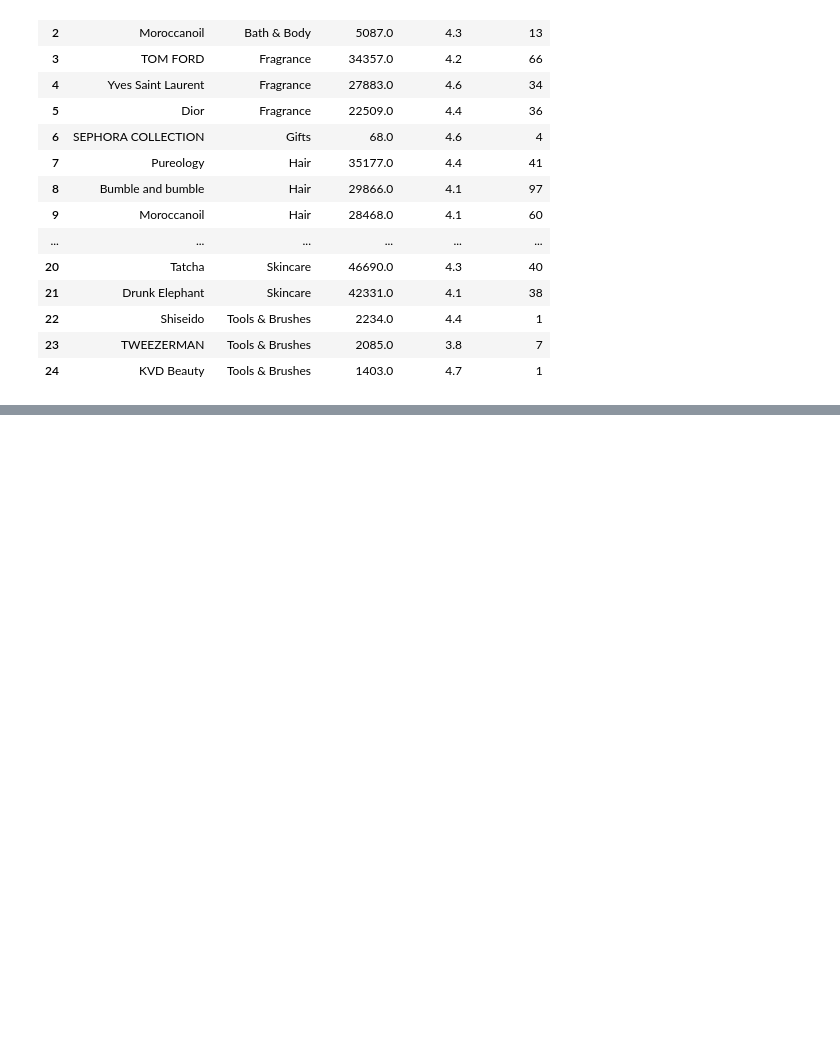
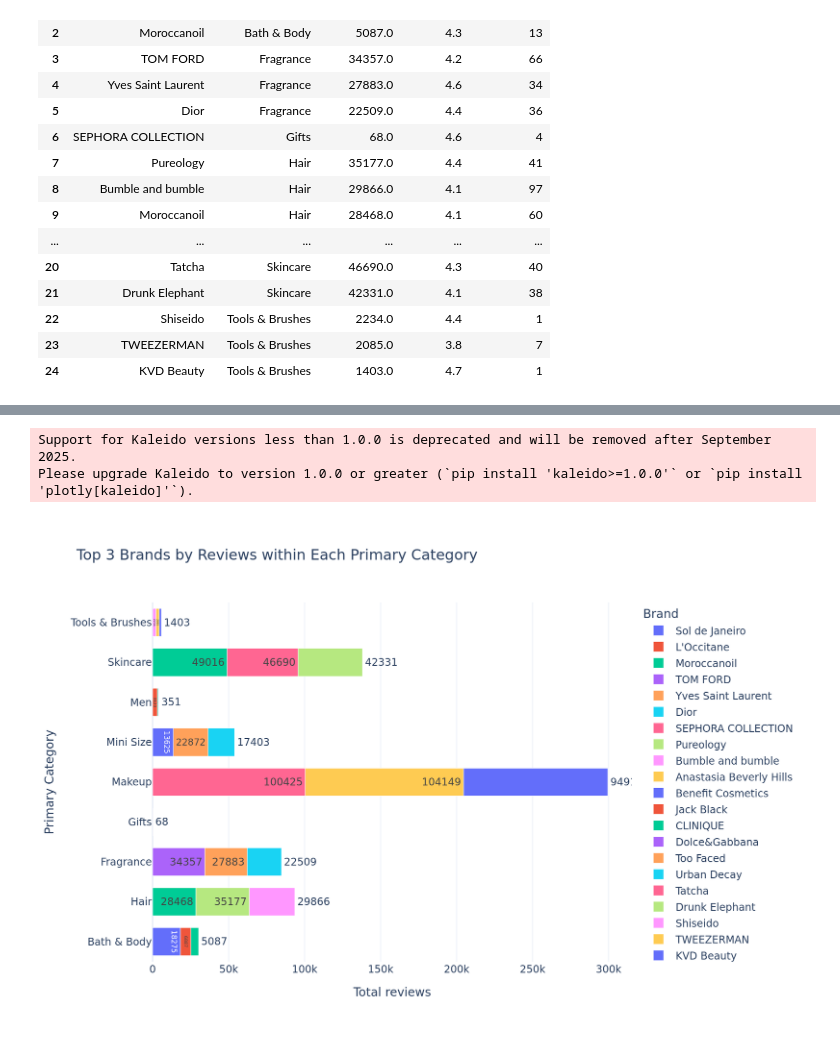
Before and after one commit to aakshatha02/sephora-product-analysis, a Jupyter notebook: sephora_product_analysis.ipynb, the cells around one changed output, grey strips where cells are left out. Drawn from its saved outputs; the diff is of its cells as text; code cells hidden in the pictures; blank space fills up the shorter version.

```diff
--- a/sephora_product_analysis.ipynb
+++ b/sephora_product_analysis.ipynb
@@ -316,2 +314,37 @@ fig.write_html("plots/top3_brands_by_reviews.html", include_plotlyjs='cdn')
 # %% [output]
 [interactive output not drawn]
+# %%
+import plotly.express as px
+import plotly.io as pio
+from IPython.display import Image, display
+
+# --- your code ---
+fig = px.bar(
+    top3_brand_rating_rev_df,
+    x='reviews_sum',
+    y='primary_category',
+    color='brand_name',
+    orientation='h',
+    text='reviews_sum',
+    hover_data=['brand_name', 'reviews_sum', 'avg_rating', 'rating_count'],
+    title='Top 3 Brands by Reviews within Each Primary Category'
+)
+
+fig.update_traces(marker_line_width=0.5, marker_line_color="white", textposition='outside')
+fig.update_layout(
+    xaxis_title='Total reviews',
+    yaxis_title='Primary Category',
+    legend_title='Brand',
+    bargap=0.3,
+    height=600,
+    width=900,
+    template='plotly_white'
+)
+
+# --- THIS PART MAKES IT SHOW ON GITHUB ---
+png_bytes = fig.to_image(format="png", scale=2)  # requires `pip install kaleido`
+display(Image(png_bytes))
+# %% [output]
+Support for Kaleido versions less than 1.0.0 is deprecated and will be removed after September 2025.
+Please upgrade Kaleido to version 1.0.0 or greater (`pip install 'kaleido>=1.0.0'` or `pip install 'plotly[kaleido]'`).
+[figure, added]
```
Also changed, not shown: parts of 2 cells of this notebook.
